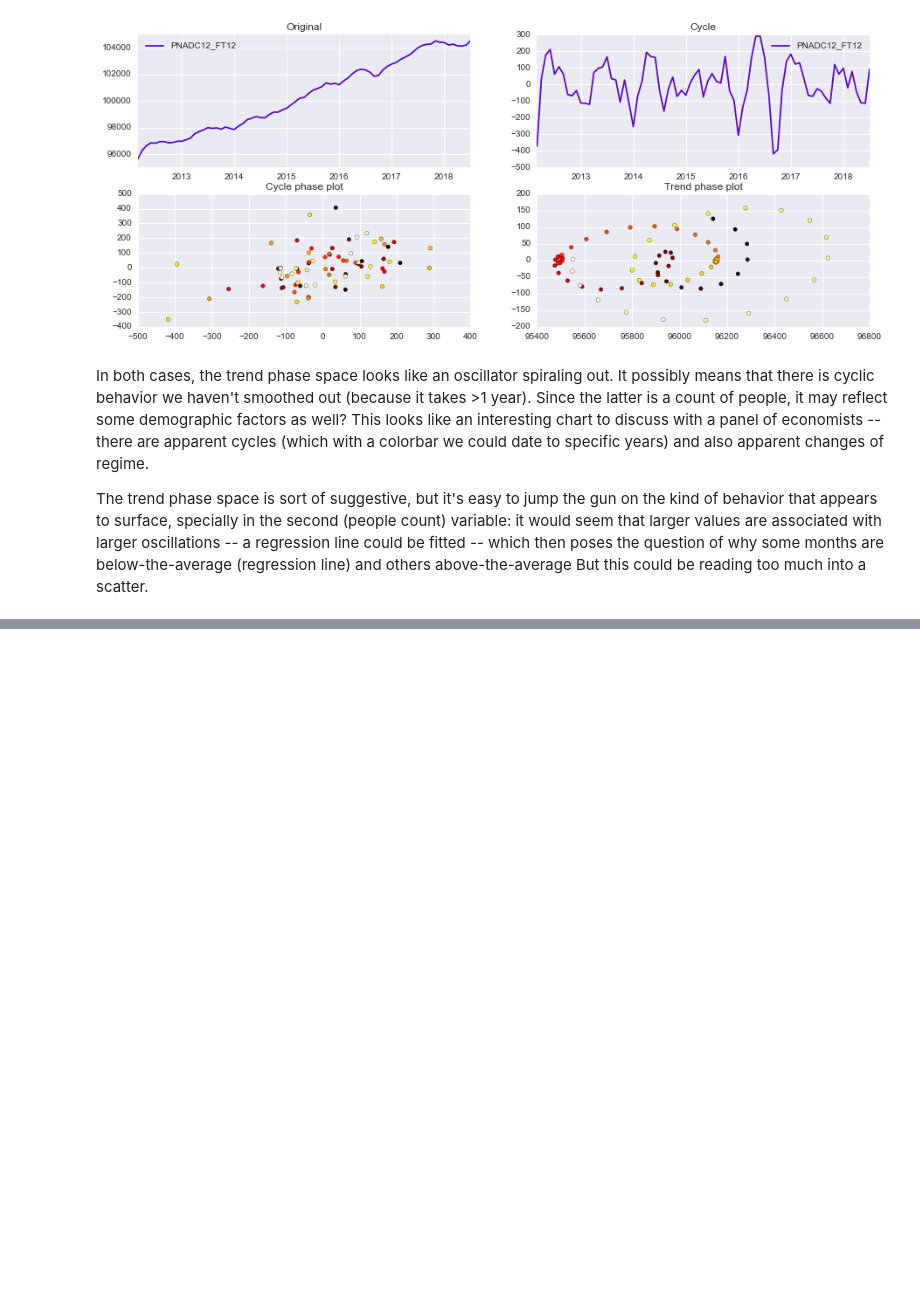
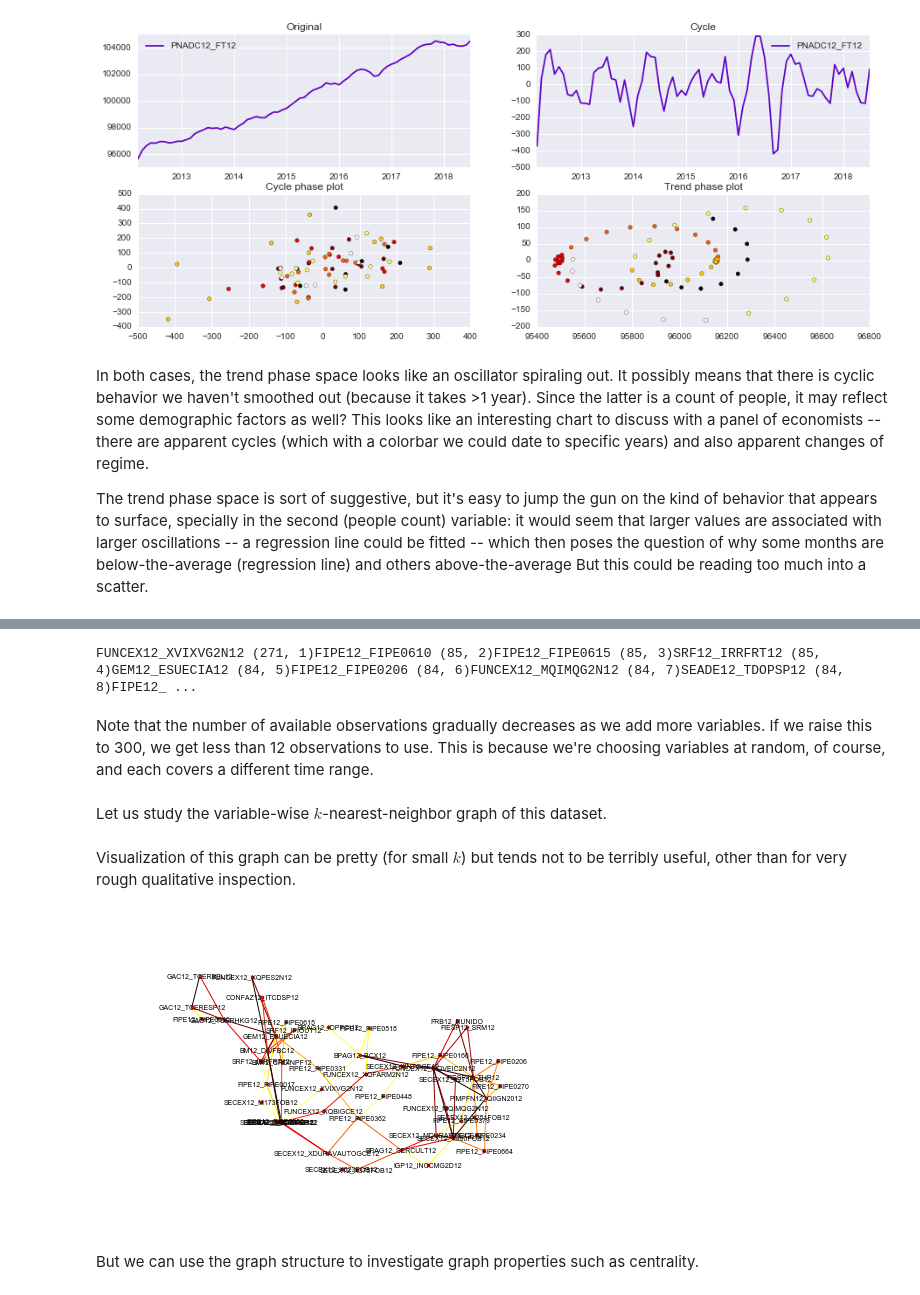
Before and after one commit to asemic-horizon/macro-phase-space, a Jupyter notebook: first steps.ipynb, the cells around one changed output, grey strips where cells are left out. Cells and saved outputs as stored; diff of their text form; code cells hidden in the pictures; blank space fills up the shorter version.

```diff
--- a/first steps.ipynb
+++ b/first steps.ipynb
@@ -166,0 +175,38 @@ The trend phase space is sort of suggestive, but it's easy to jump the gun on th
+# %%
+varlist = simple_freq['SERCODIGO'][simple_freq['SERMAXDATA'].str.contains('2018')].sample(50).values
+# %%
+def get_varlist(varlist):
+    df = DataFrame()
+    for var in varlist:
+        dg = fixed_series(var)
+        df = df.merge(dg, how='outer', left_index = True, right_index = True).dropna(axis=0)
+        print(var, df.shape, end='', flush = True)
+    return df
+# %%
+dataset = get_varlist(varlist)
+# %% [output]
+FUNCEX12_XVIXVG2N12 (271, 1)FIPE12_FIPE0610 (85, 2)FIPE12_FIPE0615 (85, 3)SRF12_IRRFRT12 (85, 4)GEM12_ESUECIA12 (84, 5)FIPE12_FIPE0206 (84, 6)FUNCEX12_MQIMQG2N12 (84, 7)SEADE12_TDOPSP12 (84, 8)FIPE12_ ...
+# %% [markdown]
+Note that the number of available observations gradually decreases as we add more variables. If we raise this to 300, we get less than 12 observations to use. This is because we're choosing variables at random, of course, and each covers a different time range.
+# %% [markdown]
+Let us study the variable-wise $k$-nearest-neighbor graph of this dataset.
+# %%
+from sklearn.neighbors import kneighbors_graph
+from sklearn.preprocessing import quantile_transform, robust_scale
+graph = kneighbors_graph(robust_scale(dataset).T,n_neighbors = 2, mode = 'distance', metric='manhattan')
+# %% [markdown]
+Visualization of this graph can be pretty (for small $k$) but tends not to be terribly useful, other than for very rough qualitative inspection.
+# %%
+G = nx.Graph(graph)
+pos = nx.spring_layout(G, scale = 10, iterations = 500)
+nx.draw(G, pos = pos, width = 0, node_size = 10)
+labels = {k:varlist[k] for k in G.nodes()}
+_ = nx.draw_networkx_labels(G,pos = pos,labels=labels, font_size = 7)
+
+weights = quantile_transform(list(G.edges_iter(data='weight', default=0)))
+pal = [cm.hot(k[2]) for k in weights]
+_ = nx.draw_networkx_edges(G, pos = pos, edge_color = pal)
+# %% [output]
+[figure, added]
+# %% [markdown]
+But we can use the graph structure to investigate graph properties such as centrality.
```
Also changed, not shown: parts of 14 cells of this notebook.
